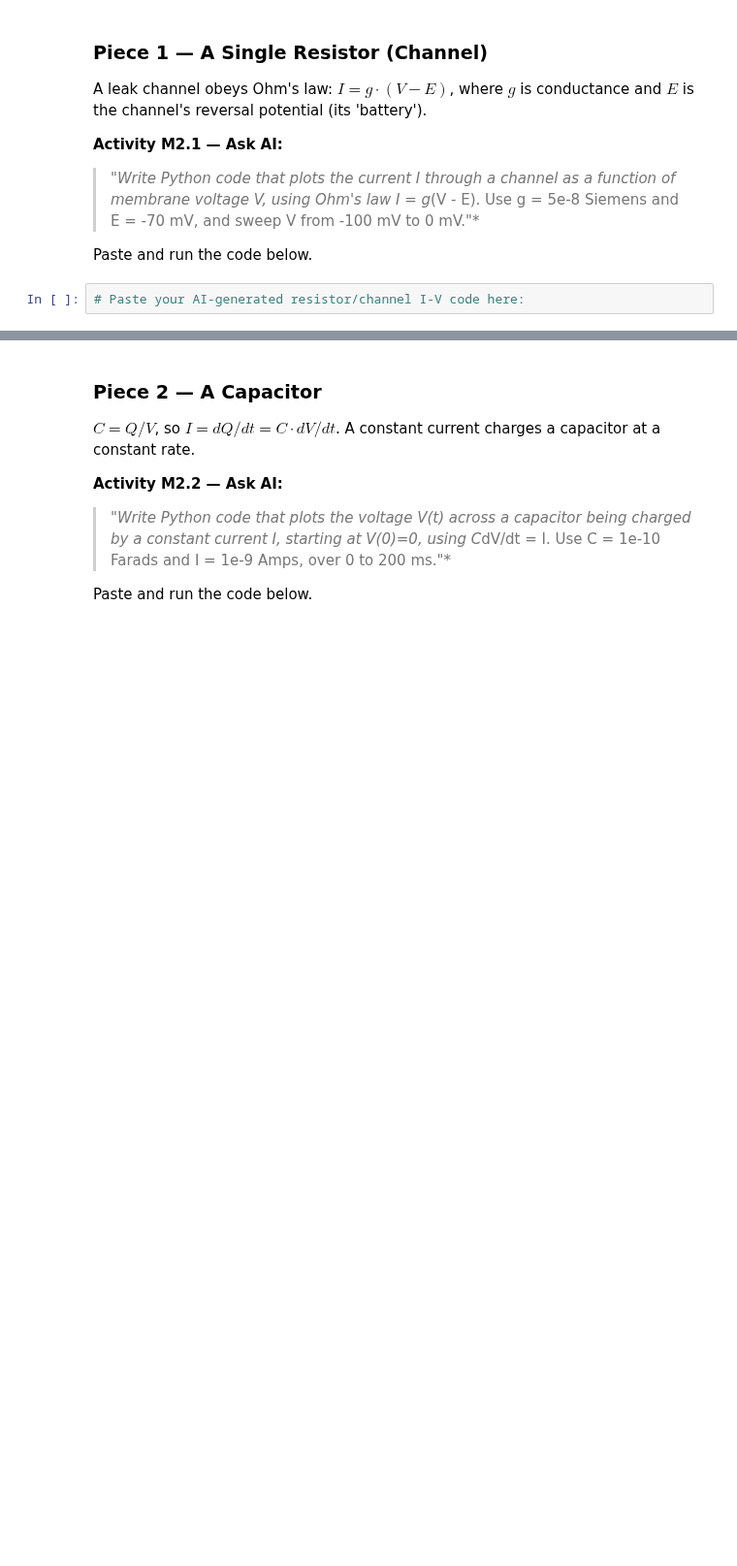
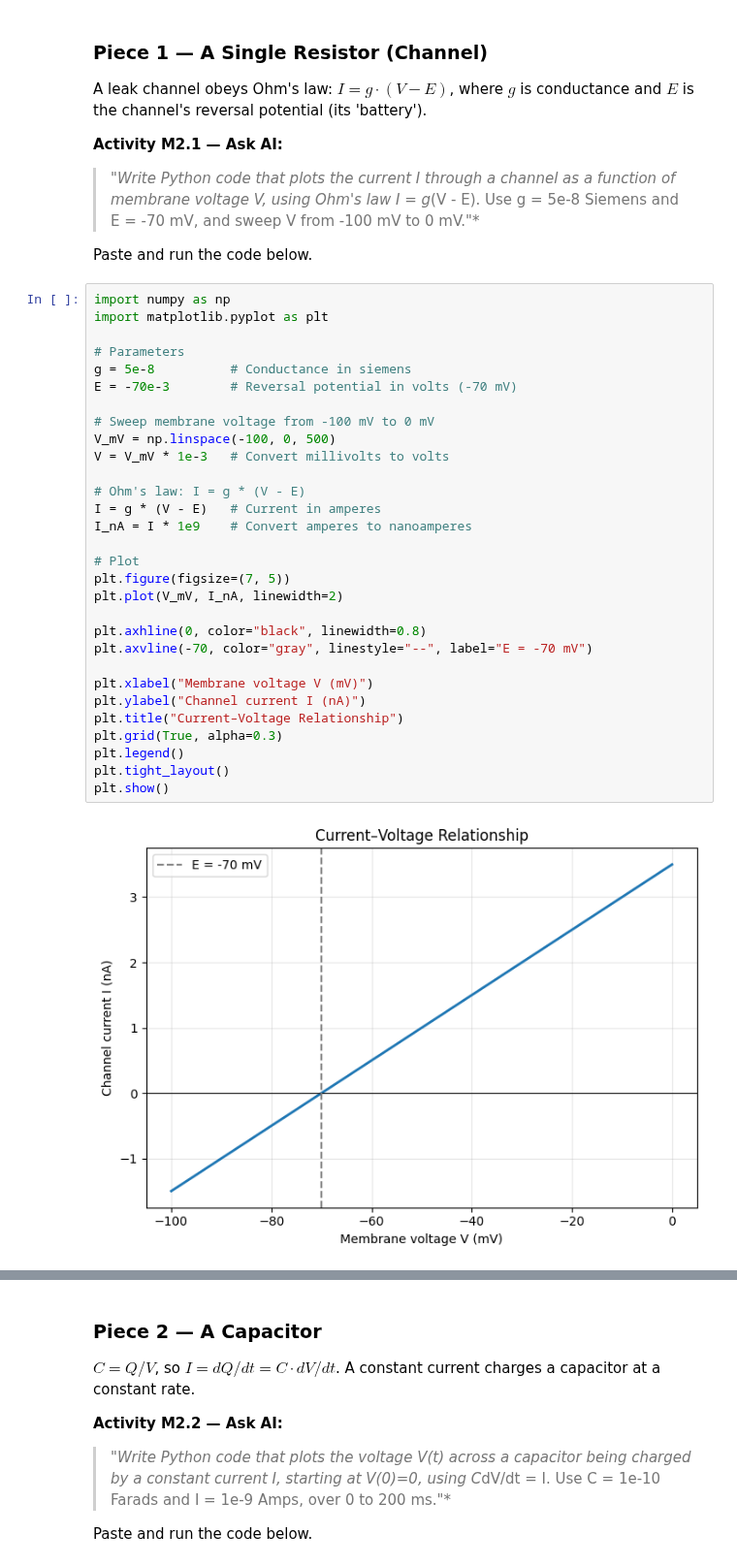
Before and after one commit to HnterWeitkamp/CS-4590, a Jupyter notebook: 3_2_PassiveMembrane.ipynb, the cells around one changed output, grey strips where cells are left out. Shown at 97% size. Drawn from its saved outputs; the diff is of its cells as text; blank space fills up the shorter version.

```diff
--- a/3_2_PassiveMembrane.ipynb
+++ b/3_2_PassiveMembrane.ipynb
@@ -1772,5 +1786,35 @@ A leak channel obeys Ohm's law: $I = g \cdot (V - E)$, where $g$ is conductance
 
 Paste and run the code below.
 # %%
-# Paste your AI-generated resistor/channel I-V code here:
+import numpy as np
+import matplotlib.pyplot as plt
+
+# Parameters
+g = 5e-8          # Conductance in siemens
+E = -70e-3        # Reversal potential in volts (-70 mV)
+
+# Sweep membrane voltage from -100 mV to 0 mV
+V_mV = np.linspace(-100, 0, 500)
+V = V_mV * 1e-3   # Convert millivolts to volts
+
+# Ohm's law: I = g * (V - E)
+I = g * (V - E)   # Current in amperes
+I_nA = I * 1e9    # Convert amperes to nanoamperes
+
+# Plot
+plt.figure(figsize=(7, 5))
+plt.plot(V_mV, I_nA, linewidth=2)
+
+plt.axhline(0, color="black", linewidth=0.8)
+plt.axvline(-70, color="gray", linestyle="--", label="E = -70 mV")
+
+plt.xlabel("Membrane voltage V (mV)")
+plt.ylabel("Channel current I (nA)")
+plt.title("Current–Voltage Relationship")
+plt.grid(True, alpha=0.3)
+plt.legend()
+plt.tight_layout()
+plt.show()
+# %% [output]
+[figure, added]
 # %% [markdown]
```
Also changed, not shown: parts of 6 cells of this notebook.
